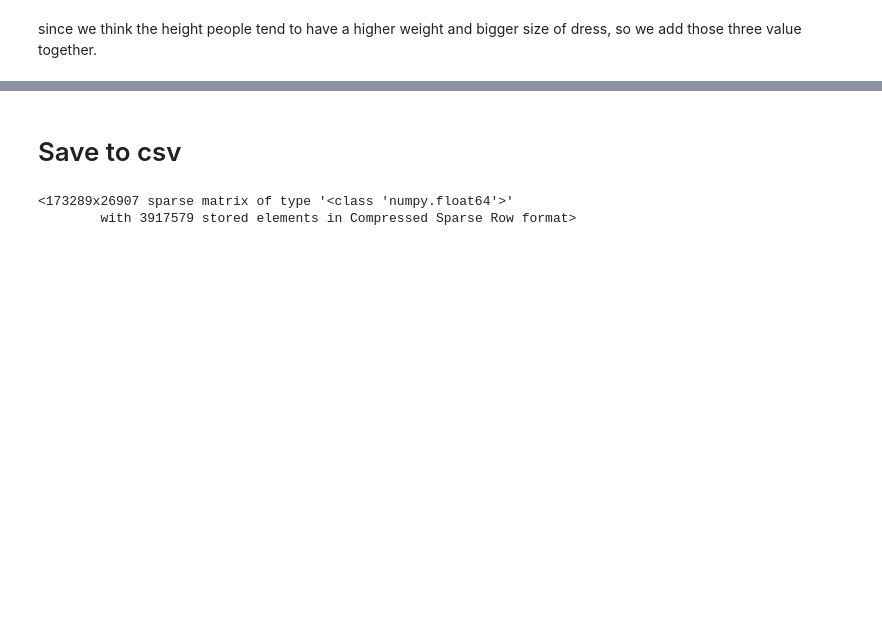
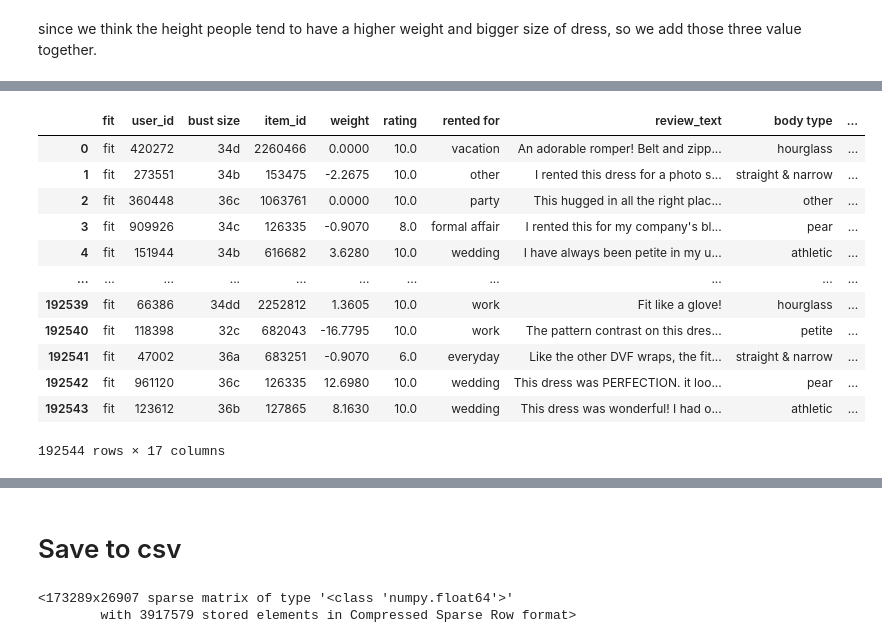
Before and after one commit to Kennnnn774/clothing-fit-classification, a Jupyter notebook: clothing fit cleaning.ipynb, the cells around one changed output, grey strips where cells are left out. Cells and saved outputs as stored; diff of their text form; code cells hidden in the pictures; blank space fills up the shorter version.

```diff
--- a/clothing fit cleaning.ipynb
+++ b/clothing fit cleaning.ipynb
@@ -127,3 +101,21 @@ def category_identity (category):
+# %%
+def category_identity (category):
+    category = stemmer.stem(category)
+    long = ['ballgown','caftan','cape','combo','dress','duster','frock','for','gown','jumpsuit','kaftan','kimono','maxi'
+           ,'midi','mini','overal','overcoat','print','romper','sheath','shirtdress']
+    bot = ['culott','down','jean','jogger','leg','pant','sweatpant','trouser']
+    top_long = ['blazer','blouson','bomber','buttondown','cardigan','coat','crewneck','henley','hoodi','jacket','knit',
+                'parka','peacoat','poncho','pullov','suit','sweater','sweatershirt','sweatshirt','trench','tunic','turtleneck']
+    top_short = ['blous','cami','shift','shirt','skirt','skort','t-shirt','tank','tee','tight','top','vest','over','blou']
+    if category in long:
+        return 'long'
+    if category in bot:
+        return 'bot'
+    if category in top_long:
+        return 'top_long'
+    if category in top_short:
+        return 'top_short'
+    return category
 # %%
 data_tb['category'] = data_tb.category.apply(category_identity)
 # %%
@@ -177,4 +164,2 @@ data_tb['size'].astype(float).apply(normalize_the_size).std()
 # %% [markdown]
 since we think the height people tend to have a higher weight and bigger size of dress, so we add those three value together.
-# %%
-data_tb['size_guess_fit'] = data_tb['weight'] + data_tb['height'] + data_tb['size']
@@ -183,5 +166,5 @@ Now we try to fix the bust size. We decide to spilt it into two column, which is
 # %%
-data_tb['bust size'] = data_tb['bust size'].fillna('34dd')
+data_tb['bust size'] = data_tb['bust size'].fillna('36c')
 # %%
 def get_bust_num (data):
     return int(data[:2])
@@ -202,6 +185,22 @@ data_tb.age = np.log(data_tb.age + 1)
 # %%
 data_tb.rating = data_tb.rating.astype('float')
 data_tb.rating = data_tb.rating.fillna(data_tb.rating.mean())
+# %%
+data_tb
+# %% [output]
+|  | fit | user_id | bust size | item_id | weight | rating | rented for | review_text | body type | ... |
+| 0 | fit | 420272 | 34d | 2260466 | 0.0000 | 10.0 | vacation | An adorable romper! Belt and zipp... | hourglass | ... |
+| 1 | fit | 273551 | 34b | 153475 | -2.2675 | 10.0 | other | I rented this dress for a photo s... | straight & narrow | ... |
+| 2 | fit | 360448 | 36c | 1063761 | 0.0000 | 10.0 | party | This hugged in all the right plac... | other | ... |
+| 3 | fit | 909926 | 34c | 126335 | -0.9070 | 8.0 | formal affair | I rented this for my company's bl... | pear | ... |
+| 4 | fit | 151944 | 34b | 616682 | 3.6280 | 10.0 | wedding | I have always been petite in my u... | athletic | ... |
+| ... | ... | ... | ... | ... | ... | ... | ... | ... | ... | ... |
+| 192539 | fit | 66386 | 34dd | 2252812 | 1.3605 | 10.0 | work | Fit like a glove! | hourglass | ... |
+| 192540 | fit | 118398 | 32c | 682043 | -16.7795 | 10.0 | work | The pattern contrast on this dres... | petite | ... |
+| 192541 | fit | 47002 | 36a | 683251 | -0.9070 | 6.0 | everyday | Like the other DVF wraps, the fit... | straight & narrow | ... |
+| 192542 | fit | 961120 | 36c | 126335 | 12.6980 | 10.0 | wedding | This dress was PERFECTION. it loo... | pear | ... |
+| 192543 | fit | 123612 | 36b | 127865 | 8.1630 | 10.0 | wedding | This dress was wonderful! I had o... | athletic | ... |
+192544 rows × 17 columns
 # %%
 data_tb = data_tb.drop(['bust size'], axis=1)
 # %%
```
Also changed, not shown: parts of 8 cells of this notebook, 2 other files.
